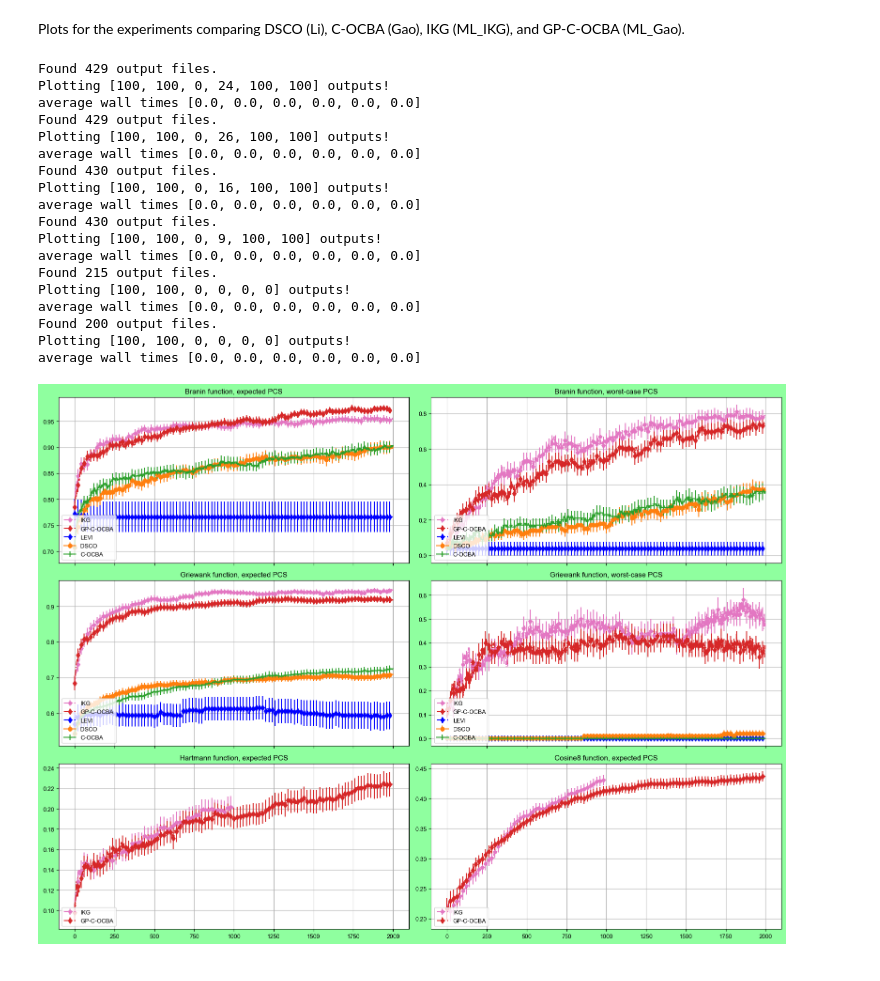
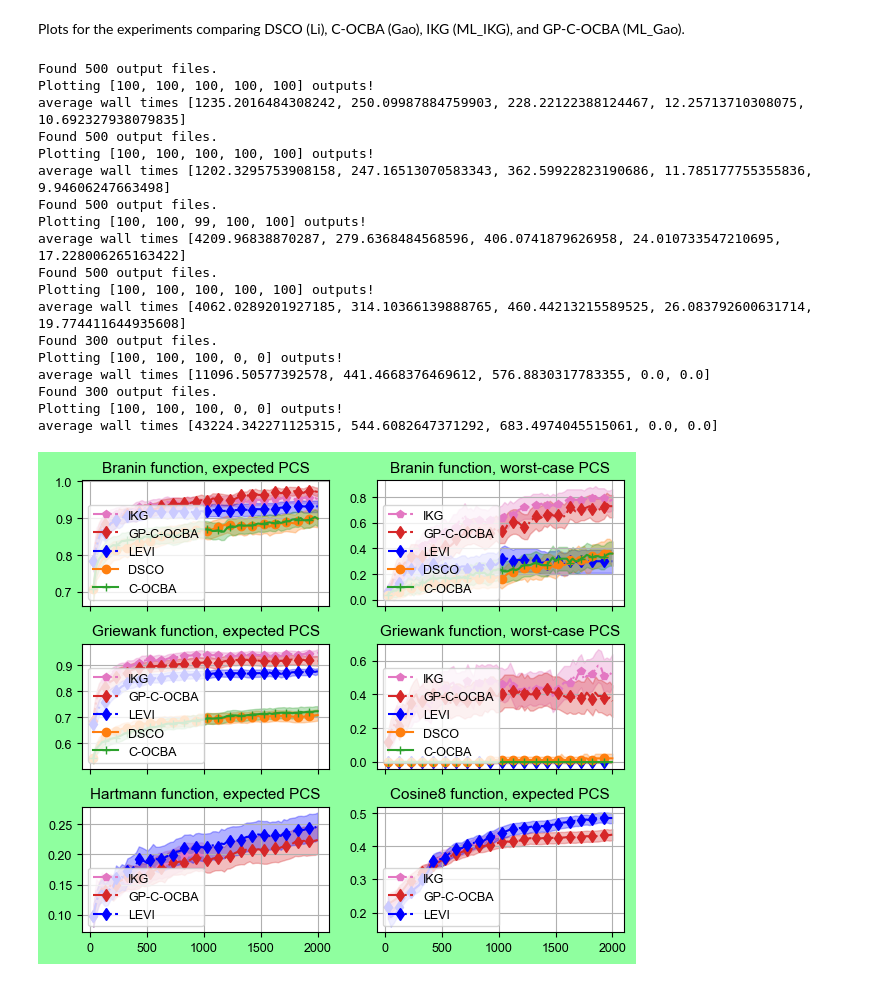
Before and after one commit to saitcakmak/contextual_rs, a Jupyter notebook: experiments/wsc_experiments/analyze_output_new.ipynb, the cells around one changed output. Drawn from its saved outputs; the diff is of its cells as text; code cells hidden in the pictures.

```diff
--- a/experiments/wsc_experiments/analyze_output_new.ipynb
+++ b/experiments/wsc_experiments/analyze_output_new.ipynb
@@ -39,8 +39,9 @@ current_dir = os.getcwd()
 
 plot_kwargs = {
     "ML_IKG": {"ls": "-.", "marker": "p", "color": u'#e377c2'},
+#     "ML_IKG": {"ls": "-.", "marker": "p", "color": "purple"},
     "ML_Gao": {"ls": "-.", "marker": "d", "color": u'#d62728'},
-    "ML_Gao_kde": {"ls": "-.", "marker": "d", "color": "b"},
+#     "ML_Gao_kde": {"ls": "-.", "marker": "d", "color": "b"},
     "LEVI": {"ls": "-.", "marker": "d", "color": "b"},
     "Li": {"marker": "o", "color": u'#ff7f0e'},
     "Gao": {"marker": "+", "color": u'#2ca02c'},
@@ -65,9 +66,8 @@ labels = {
 all_keys = list(plot_kwargs.keys())
 plot_idcs = None
 moving_average_window = 1
-plot_errors = True
-# figsize = (6, 5.2)
-figsize = (16, 12)
+figsize = (6, 5.2)
+# figsize = (16, 12)
 
 fig, axes = plt.subplots(nrows=3, ncols=2, sharex="all", figsize=figsize)
 
@@ -101,9 +101,16 @@ def plot_experiment(
     wall_times = [0.] * len(all_keys)
     time_counts = [0] * len(all_keys)
     for out_path in output_files:
-        out_dict = torch.load(out_path)
+        try:
+            out_dict = torch.load(out_path)
+        except Exception as e:
+            if "LEVI" in out_path:
+                print(f"Got an error while reading {out_path}")
+                continue
+            else:
+                raise e
         label_idx = all_keys.index(out_dict["label"])
-        output = out_dict[key].cpu()
+        output = out_dict[key].cpu()[:2000]
         # This is handling a small mistake in rho implementation
         if "weights" in config_dict and empirical_pcs:
             output *= config_dict["num_contexts"]
@@ -111,7 +118,7 @@ def plot_experiment(
                 (output.shape[0] == 1000 and label_idx == 0 and ("h_4" in dirname or
                                                                  "c_5" in dirname)):
             output_lists[label_idx].append(output)
-#             wall_times[label_idx] += float(out_dict["wall_time"][999])
+            wall_times[label_idx] += float(out_dict["wall_time"][999])
             time_counts[label_idx] += 1
 
     # calculate the mean and std for plotting
@@ -157,7 +164,7 @@ def plot_experiment(
         if plot_means[i] is None or all_keys[i] not in labels:
             continue
         if plot_errors:
-            ax.errorbar(
+            markers, caps, bars = ax.errorbar(
                 x=torch.arange(plot_means[i].shape[0]),
                 y=plot_means[i],
                 yerr=plot_stds[i],
@@ -165,53 +172,69 @@ def plot_experiment(
                 label=labels[all_keys[i]],
                 markevery=20,
                 **plot_kwargs[all_keys[i]]
-
             )
+            # loop through bars and caps and set the alpha value
+            [bar.set_alpha(0.5) for bar in bars]
+            [cap.set_alpha(0.5) for cap in caps]
         else:
             y = plot_means[i][::25]
             x = torch.arange(1, len(y) + 1) * 25
             ax.plot(
                 x,
                 y,
                 label=labels[all_keys[i]],
                 markevery=4,
                 **plot_kwargs[all_keys[i]]
             )
+        if plot_shaded:
+            yerr=err_coef*plot_stds[i][::25]
+            ax.fill_between(
+                x,
+                y-yerr,
+                y+yerr,
+                alpha=0.3,
+                color=plot_kwargs[all_keys[i]]["color"],
+            )
     ax.grid()
     ax.legend(loc=3, prop={'size': MEDIUM_SIZE})
     ax.set_title(plot_titles[dirname], fontdict={"fontsize": BIGGER_SIZE})
     return output_lists
+
+
+plot_errors = False
+plot_shaded = True
+err_coef = 1.96
 
 # _ = plot_experiment("config_b_3_mean_c", row=0, col=0)
 # _ = plot_experiment("config_h_4_mean_c", row=2, col=0)
 _ = plot_experiment("config_b_3_mean", row=0, col=0)
 _ = plot_experiment("config_b_3_worst", row=0, col=1)
 _ = plot_experiment("config_g_4_mean", row=1, col=0)
 _ = plot_experiment("config_g_4_worst", row=1, col=1)
 _ = plot_experiment("config_h_4_mean", row=2, col=0)
 _ = plot_experiment("config_c_5_mean", row=2, col=1)
 
 fig.tight_layout()
 plt.savefig(os.path.join("plots", "combined_plot.pdf"), dpi=300)
 fig.patch.set_facecolor('xkcd:mint green')
 plt.show()
 # %% [output]
-Found 429 output files.
-Plotting [100, 100, 0, 24, 100, 100] outputs!
-average wall times [0.0, 0.0, 0.0, 0.0, 0.0, 0.0]
-Found 429 output files.
-Plotting [100, 100, 0, 26, 100, 100] outputs!
-average wall times [0.0, 0.0, 0.0, 0.0, 0.0, 0.0]
-Found 430 output files.
-Plotting [100, 100, 0, 16, 100, 100] outputs!
-average wall times [0.0, 0.0, 0.0, 0.0, 0.0, 0.0]
-Found 430 output files.
-Plotting [100, 100, 0, 9, 100, 100] outputs!
-average wall times [0.0, 0.0, 0.0, 0.0, 0.0, 0.0]
-Found 215 output files.
-Plotting [100, 100, 0, 0, 0, 0] outputs!
-average wall times [0.0, 0.0, 0.0, 0.0, 0.0, 0.0]
-Found 200 output files.
-Plotting [100, 100, 0, 0, 0, 0] outputs!
-average wall times [0.0, 0.0, 0.0, 0.0, 0.0, 0.0]
+Found 500 output files.
+Plotting [100, 100, 100, 100, 100] outputs!
+average wall times [1235.2016484308242, 250.09987884759903, 228.22122388124467, 12.25713710308075, 10.692327938079835]
+Found 500 output files.
+Plotting [100, 100, 100, 100, 100] outputs!
+average wall times [1202.3295753908158, 247.16513070583343, 362.59922823190686, 11.785177755355836, 9.94606247663498]
+Found 500 output files.
+Plotting [100, 100, 99, 100, 100] outputs!
+average wall times [4209.96838870287, 279.6368484568596, 406.0741879626958, 24.010733547210695, 17.228006265163422]
+Found 500 output files.
+Plotting [100, 100, 100, 100, 100] outputs!
+average wall times [4062.0289201927185, 314.10366139888765, 460.44213215589525, 26.083792600631714, 19.774411644935608]
+Found 300 output files.
+Plotting [100, 100, 100, 0, 0] outputs!
+average wall times [11096.50577392578, 441.4668376469612, 576.8830317783355, 0.0, 0.0]
+Found 300 output files.
+Plotting [100, 100, 100, 0, 0] outputs!
+average wall times [43224.342271125315, 544.6082647371292, 683.4974045515061, 0.0, 0.0]
-[figure, old version]
+[figure, new version]
```
Also changed, not shown: parts of 1 cell of this notebook, 3 other files.
